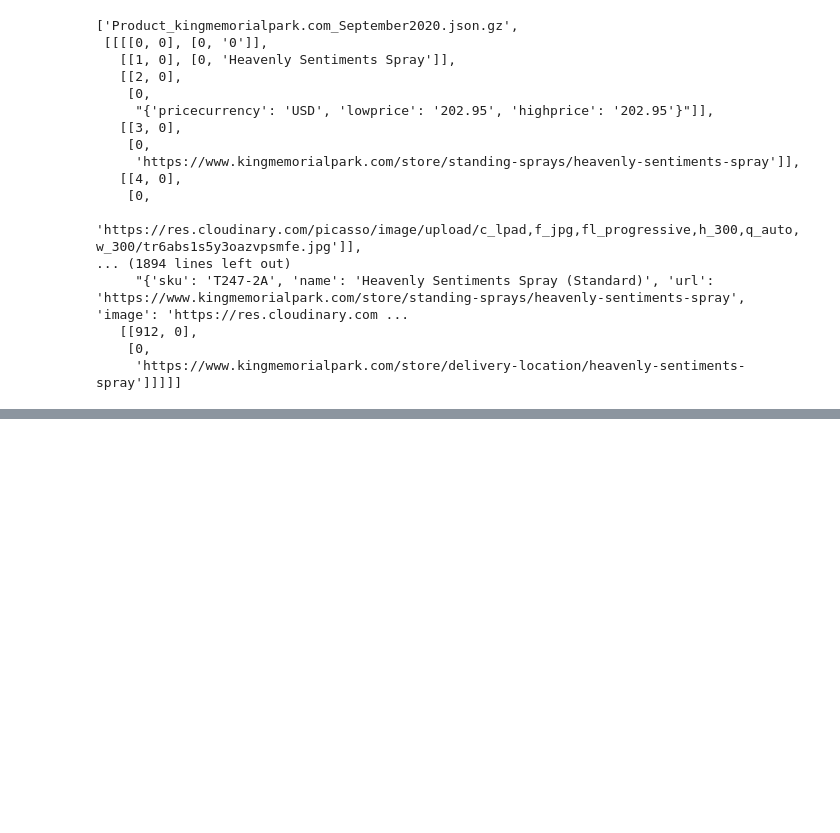
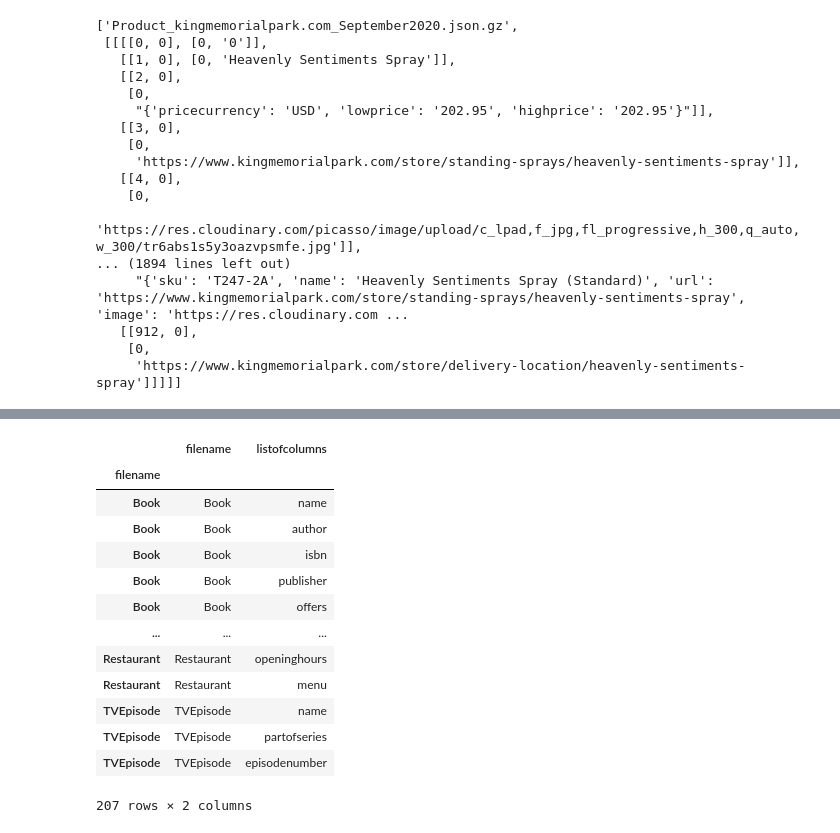
Before and after one commit to NiklasSabel/data_integration_using_deep_learning, a Jupyter notebook: notebooks/Schema/TURL/TURL_tables_jh.ipynb, the cells around one changed output, grey strips where cells are left out. Drawn from its saved outputs; the diff is of its cells as text; code cells hidden in the pictures; blank space fills up the shorter version.

```diff
--- a/notebooks/Schema/TURL/TURL_tables_jh.ipynb
+++ b/notebooks/Schema/TURL/TURL_tables_jh.ipynb
@@ -292,0 +274,18 @@ wiki_col_type_df
+# %%
+target_columns = target_columns.explode('listofcolumns')
+target_columns
+# %% [output]
+|  | filename | listofcolumns |
+| filename |  |  |
+| Book | Book | name |
+| Book | Book | author |
+| Book | Book | isbn |
+| Book | Book | publisher |
+| Book | Book | offers |
+| ... | ... | ... |
+| Restaurant | Restaurant | openinghours |
+| Restaurant | Restaurant | menu |
+| TVEpisode | TVEpisode | name |
+| TVEpisode | TVEpisode | partofseries |
+| TVEpisode | TVEpisode | episodenumber |
+207 rows × 2 columns
```
Also changed, not shown: parts of 7 cells of this notebook, 1 other file.
